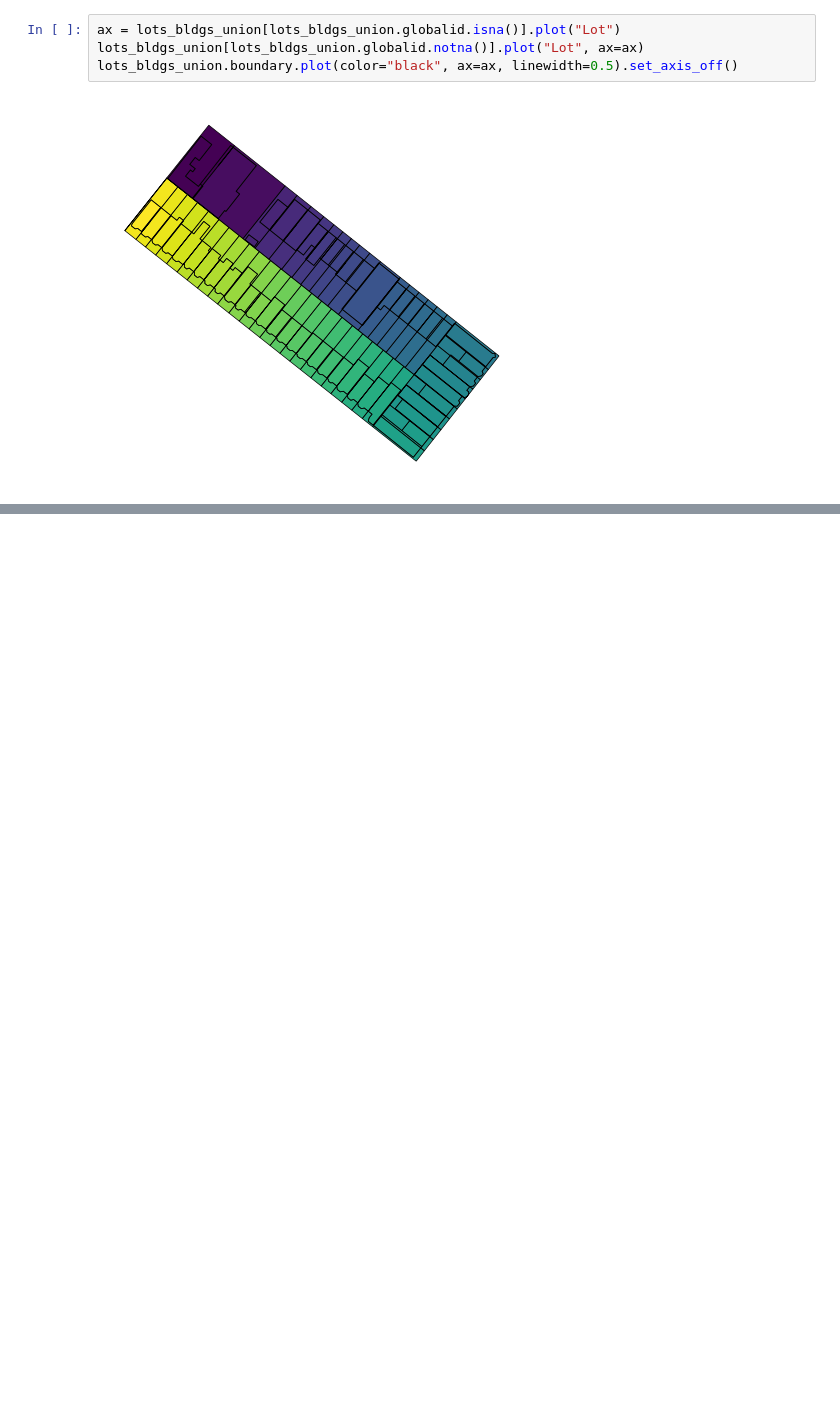
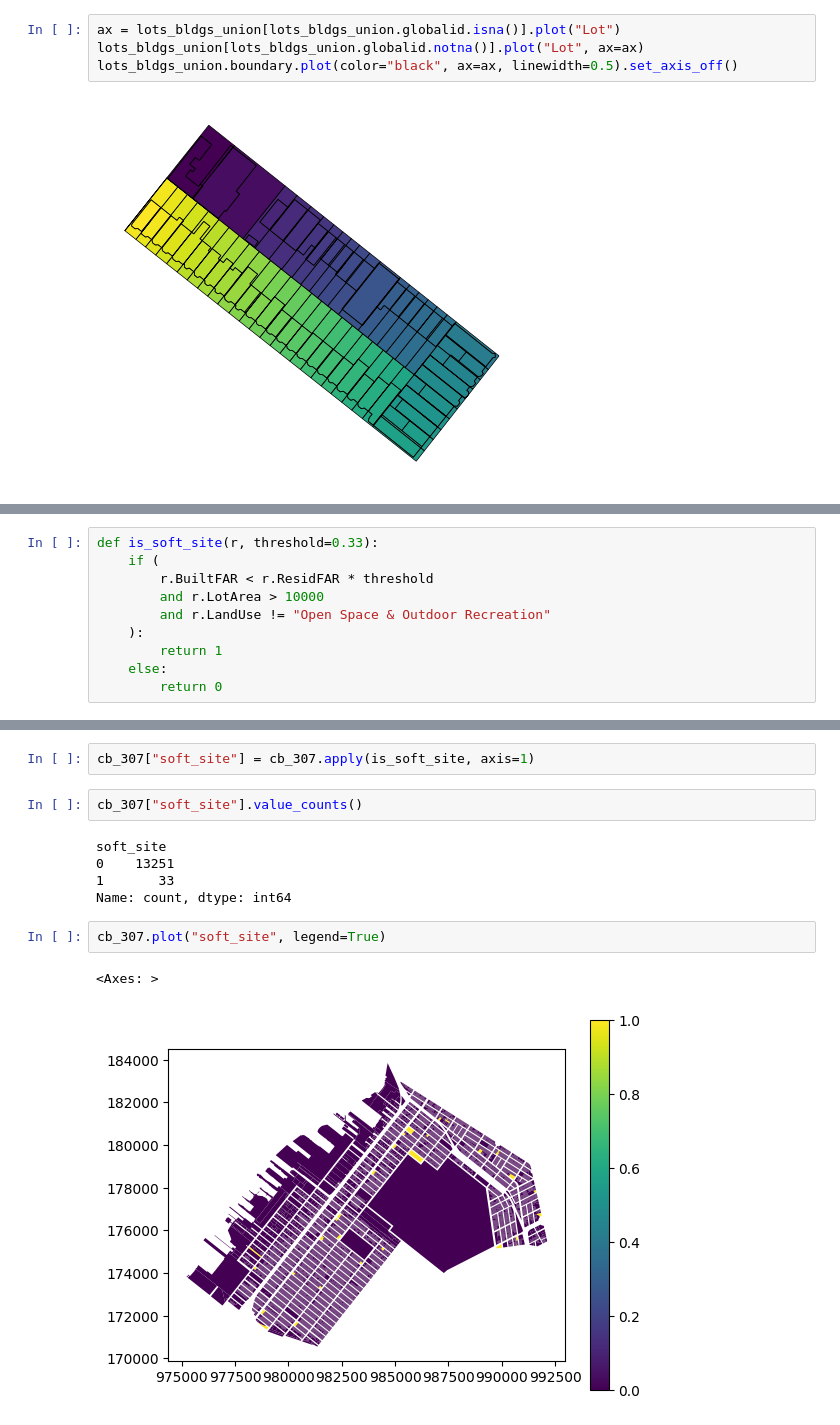
Before and after one commit to mapping-systems/cdp-mapping-systems, a Jupyter notebook: Tutorials/02_geoprocessing.ipynb, the cells around one changed output, grey strips where cells are left out. Saved outputs shown, nothing was run; the diff lists cells and outputs as text; blank space fills up the shorter version.

```diff
--- a/Tutorials/02_geoprocessing.ipynb
+++ b/Tutorials/02_geoprocessing.ipynb
@@ -452,0 +487,10 @@ lots_bldgs_union.boundary.plot(color="black", ax=ax, linewidth=0.5).set_axis_off
+# %%
+def is_soft_site(r, threshold=0.33):
+    if (
+        r.BuiltFAR < r.ResidFAR * threshold
+        and r.LotArea > 10000
+        and r.LandUse != "Open Space & Outdoor Recreation"
+    ):
+        return 1
+    else:
+        return 0
@@ -452,0 +519,14 @@ lots_bldgs_union.boundary.plot(color="black", ax=ax, linewidth=0.5).set_axis_off
+# %%
+cb_307["soft_site"] = cb_307.apply(is_soft_site, axis=1)
+# %%
+cb_307["soft_site"].value_counts()
+# %% [output]
+soft_site
+0    13251
+1       33
+Name: count, dtype: int64
+# %%
+cb_307.plot("soft_site", legend=True)
+# %% [output]
+<Axes: >
+[figure, added]
```
Also changed, not shown: parts of 8 cells of this notebook.
